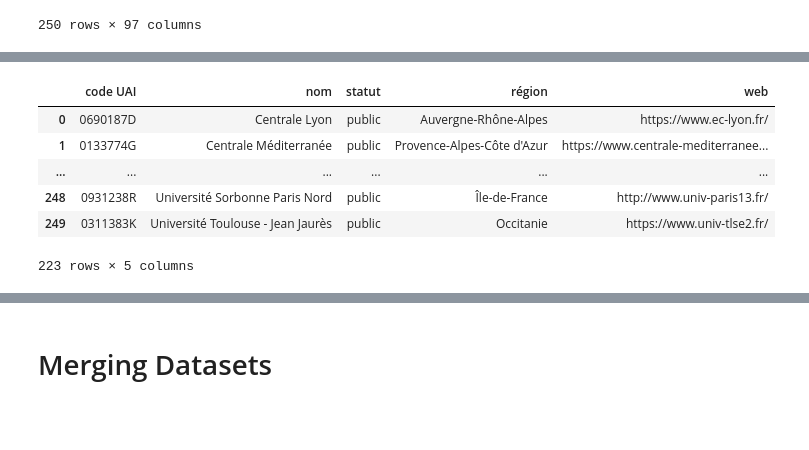
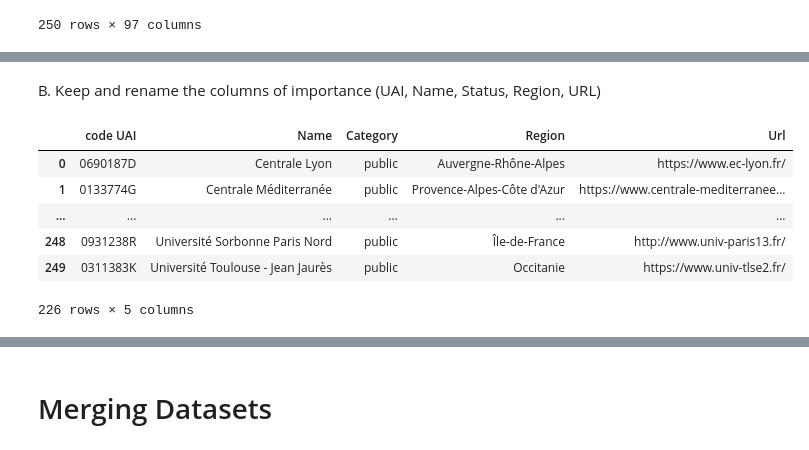
Before and after one commit to jetlime/Higher-Education-Institutions-in-France-Dataset, a Jupyter notebook: data-processing.ipynb, the cells around one changed output, grey strips where cells are left out. Drawn from its saved outputs; the diff is of its cells as text; code cells hidden in the pictures; blank space fills up the shorter version.

```diff
--- a/data-processing.ipynb
+++ b/data-processing.ipynb
@@ -1,7 +3,7 @@
 # %%
 import pandas as pd
-import numpy as np
 
 pd.options.display.max_columns = 200
 pd.options.display.max_rows = 5
+pd.set_option('display.max_colwidth', 5000)
 # %% [markdown]
@@ -144,7 +134,3 @@ second_dataset
 | 248 | cqyN7 | Université Sorbonne Paris Nord | NaN | USPN | Université | Université pluridisciplinaire ave... | ... |
 | 249 | HqAYu | Université Toulouse - Jean Jaurès | NaN | UT2 | Université | Université tertiaire - lettres et... | ... |
 250 rows × 97 columns
-# %%
-# Remove foreign High Schools
-second_dataset.drop(index=[3,88, 129],axis=1, inplace=True)
-second_dataset
@@ -158,0 +139,5 @@ second_dataset
+# %%
+second_dataset = second_dataset[second_dataset['url'].notna()]
+second_dataset = second_dataset[second_dataset['uai'].notna()]
+second_dataset['secteur_d_etablissement'].replace(["privé"], 'private', inplace=True)
+second_dataset
@@ -159,16 +152,15 @@ second_dataset
+# %% [markdown]
+B. Keep and rename the columns of importance (UAI, Name, Status, Region, URL)
 # %%
 # Only keep features of interest
 second_dataset = second_dataset[["uai", "uo_lib", "secteur_d_etablissement","reg_nom", 'url']]
-second_dataset = second_dataset.rename(columns={'uai':'code UAI',	'uo_lib':'nom',	'secteur_d_etablissement':'statut', 'reg_nom':'région', "url":'web'})
-# Only keep insititutions wit a non nan inst. code
-second_dataset = second_dataset[second_dataset['code UAI'].notna()]
-second_dataset = second_dataset[second_dataset['web'].notna()]
+second_dataset = second_dataset.rename(columns={'uai':'code UAI','uo_lib':'Name','secteur_d_etablissement':'Category', 'reg_nom':'Region', "url":'Url'})
 second_dataset
 # %% [output]
-|  | code UAI | nom | statut | région | web |
+|  | code UAI | Name | Category | Region | Url |
 | 0 | 0690187D | Centrale Lyon | public | Auvergne-Rhône-Alpes | https://www.ec-lyon.fr/ |
 | 1 | 0133774G | Centrale Méditerranée | public | Provence-Alpes-Côte d'Azur | https://www.centrale-mediterranee... |
 | ... | ... | ... | ... | ... | ... |
 | 248 | 0931238R | Université Sorbonne Paris Nord | public | Île-de-France | http://www.univ-paris13.fr/ |
 | 249 | 0311383K | Université Toulouse - Jean Jaurès | public | Occitanie | https://www.univ-tlse2.fr/ |
-223 rows × 5 columns
+226 rows × 5 columns
```
Also changed, not shown: parts of 40 cells of this notebook, 4 other files.
